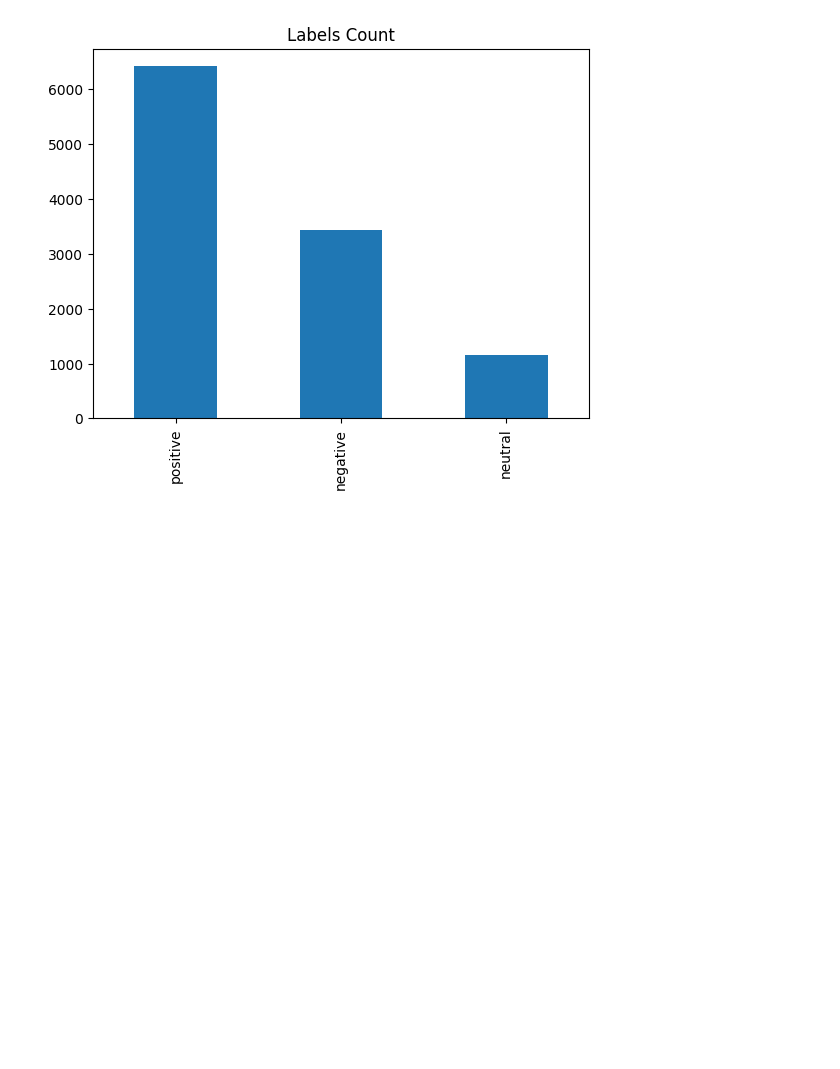
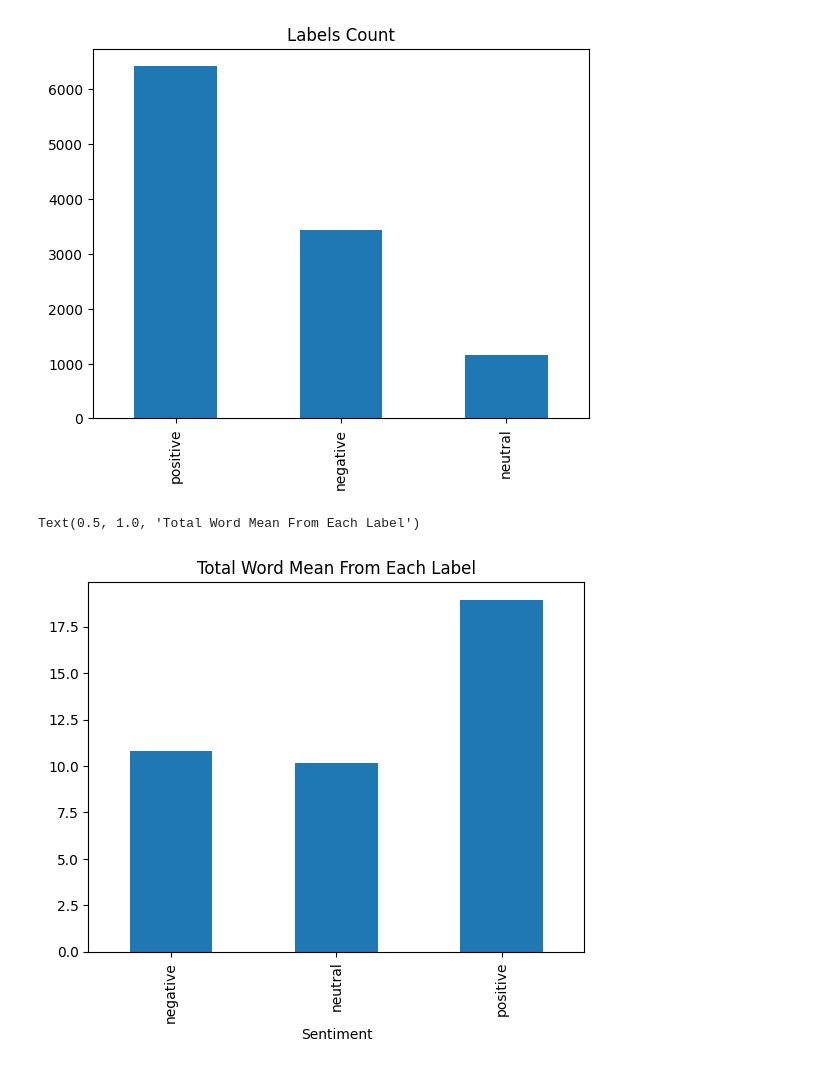
Before and after one commit to taufiqrohmand/Sentiment-Analysis, a Jupyter notebook: train_analyst.ipynb, the cells around one changed output. Drawn from its saved outputs; the diff is of its cells as text; code cells hidden in the pictures; blank space fills up the shorter version.

```diff
--- a/train_analyst.ipynb
+++ b/train_analyst.ipynb
@@ -28,0 +20,4 @@ train.head()
+# %%
+train['total_word'] = train['new_clean'].apply(lambda x: len(x.split()))
+train['total_char'] = train['new_clean'].apply(len)
+train.head()
@@ -32,3 +34,9 @@ plt.title("Labels Count")
 # %% [output]
 Text(0.5, 1.0, 'Labels Count')
 [figure]
+# %%
+train.groupby('Sentiment').total_word.mean().plot(kind='bar')
+plt.title("Total Word Mean From Each Label")
+# %% [output]
+Text(0.5, 1.0, 'Total Word Mean From Each Label')
+[figure, added]
```
Also changed, not shown: parts of 3 cells of this notebook, 2 other files.
